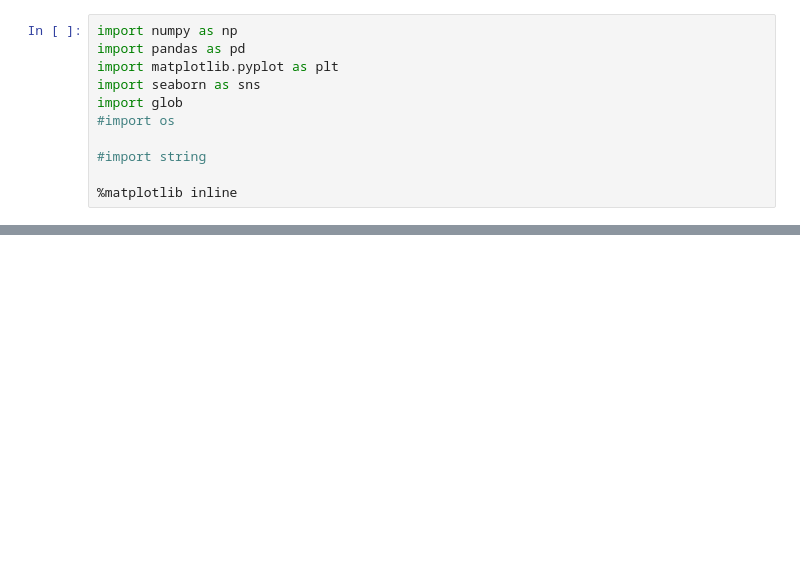
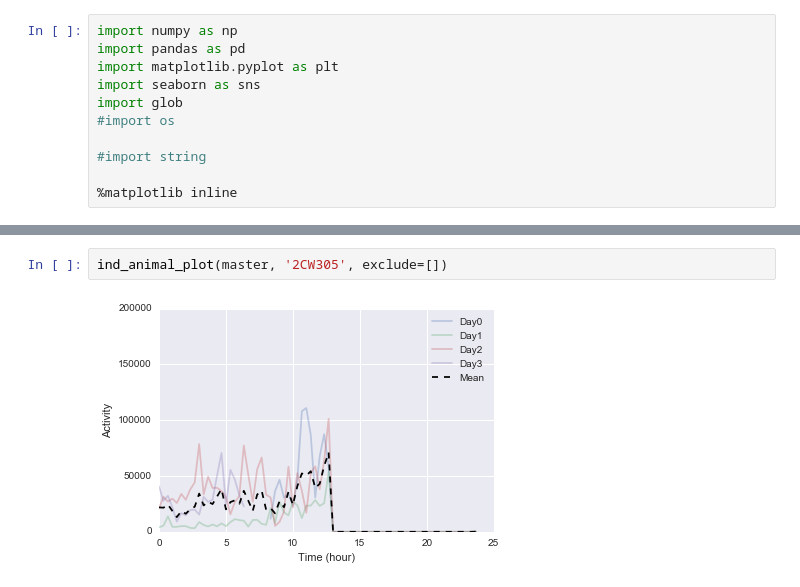
Before and after one commit to lmn93beo/Finch_Movement, a Jupyter notebook: Finch_Movement_Batch_Analysis.ipynb, the cells around one changed output, grey strips where cells are left out. Saved outputs shown, nothing was run; the diff lists cells and outputs as text; blank space fills up the shorter version.

```diff
--- a/Finch_Movement_Batch_Analysis.ipynb
+++ b/Finch_Movement_Batch_Analysis.ipynb
@@ -112,0 +110,4 @@ mean_fr.unstack()
+# %%
+ind_animal_plot(master, '2CW305', exclude=[])
+# %% [output]
+[figure, added]
```
Also changed, not shown: parts of 26 cells of this notebook, 1 other file.
